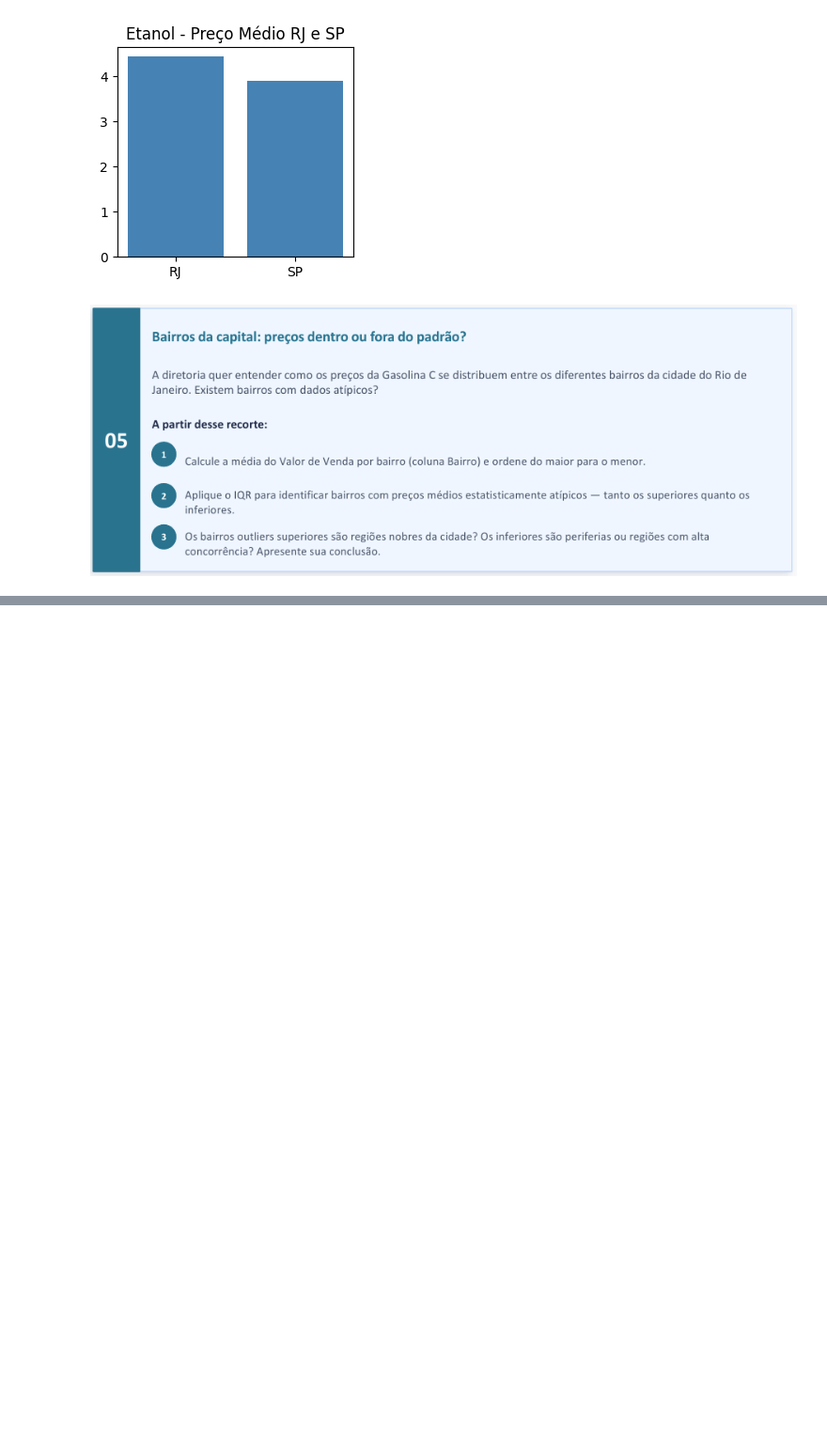
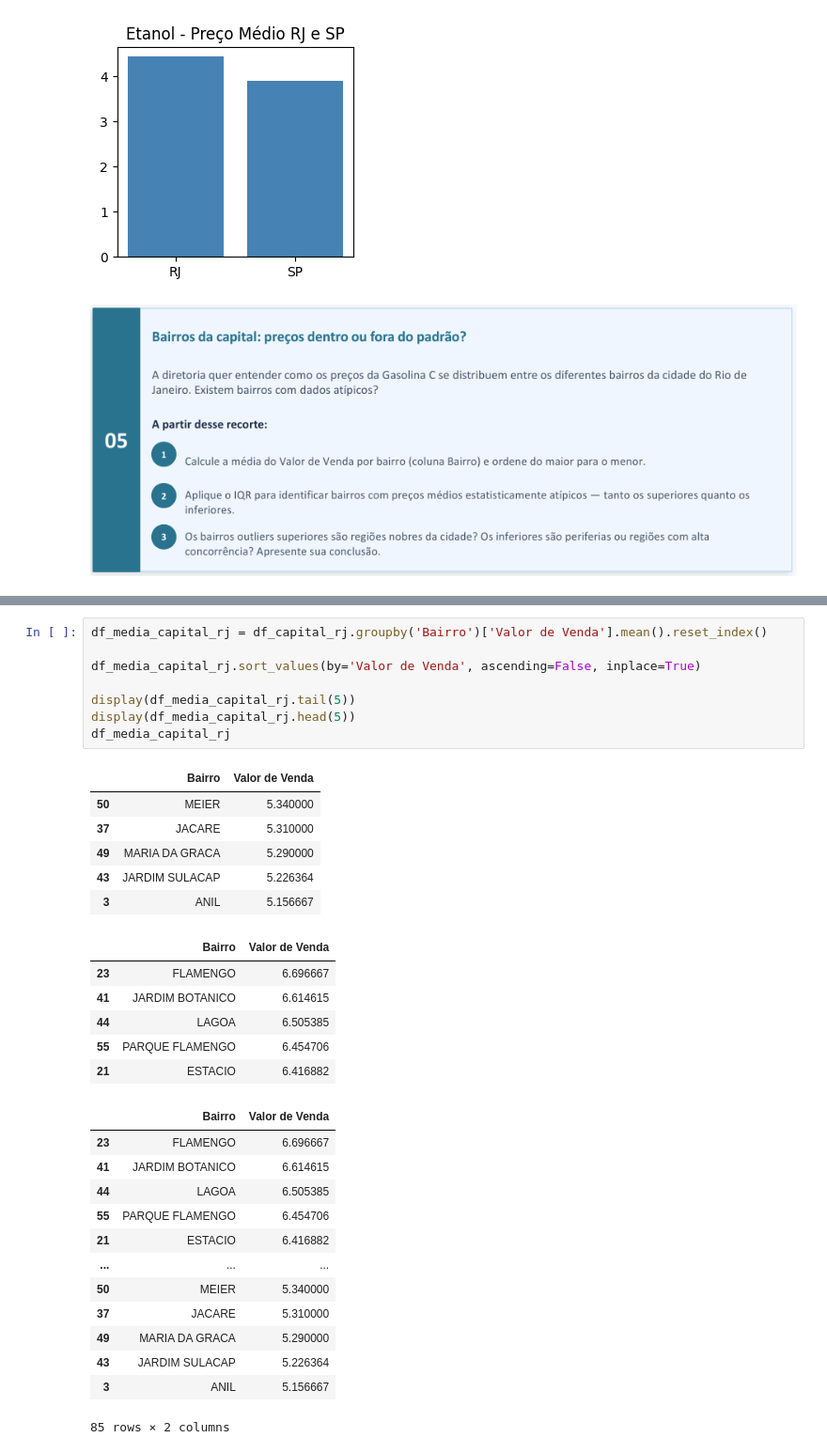
Before and after one commit to reboucasicaro-del/SENAC_DADOS_CASSIO, a Jupyter notebook: arq_04_mini_projeto.ipynb, the cells around one changed output, grey strips where cells are left out. Shown at 94% size. Cells and saved outputs as stored; diff of their text form; blank space fills up the shorter version.

```diff
--- a/arq_04_mini_projeto.ipynb
+++ b/arq_04_mini_projeto.ipynb
@@ -145,0 +169,34 @@ plt.show()
+# %%
+df_media_capital_rj = df_capital_rj.groupby('Bairro')['Valor de Venda'].mean().reset_index()
+
+df_media_capital_rj.sort_values(by='Valor de Venda', ascending=False, inplace=True)
+
+display(df_media_capital_rj.tail(5))
+display(df_media_capital_rj.head(5))
+df_media_capital_rj
+# %% [output]
+|  | Bairro | Valor de Venda |
+| 50 | MEIER | 5.340000 |
+| 37 | JACARE | 5.310000 |
+| 49 | MARIA DA GRACA | 5.290000 |
+| 43 | JARDIM SULACAP | 5.226364 |
+| 3 | ANIL | 5.156667 |
+|  | Bairro | Valor de Venda |
+| 23 | FLAMENGO | 6.696667 |
+| 41 | JARDIM BOTANICO | 6.614615 |
+| 44 | LAGOA | 6.505385 |
+| 55 | PARQUE FLAMENGO | 6.454706 |
+| 21 | ESTACIO | 6.416882 |
+|  | Bairro | Valor de Venda |
+| 23 | FLAMENGO | 6.696667 |
+| 41 | JARDIM BOTANICO | 6.614615 |
+| 44 | LAGOA | 6.505385 |
+| 55 | PARQUE FLAMENGO | 6.454706 |
+| 21 | ESTACIO | 6.416882 |
+| ... | ... | ... |
+| 50 | MEIER | 5.340000 |
+| 37 | JACARE | 5.310000 |
+| 49 | MARIA DA GRACA | 5.290000 |
+| 43 | JARDIM SULACAP | 5.226364 |
+| 3 | ANIL | 5.156667 |
+85 rows × 2 columns
```
Also changed, not shown: parts of 8 cells of this notebook.
